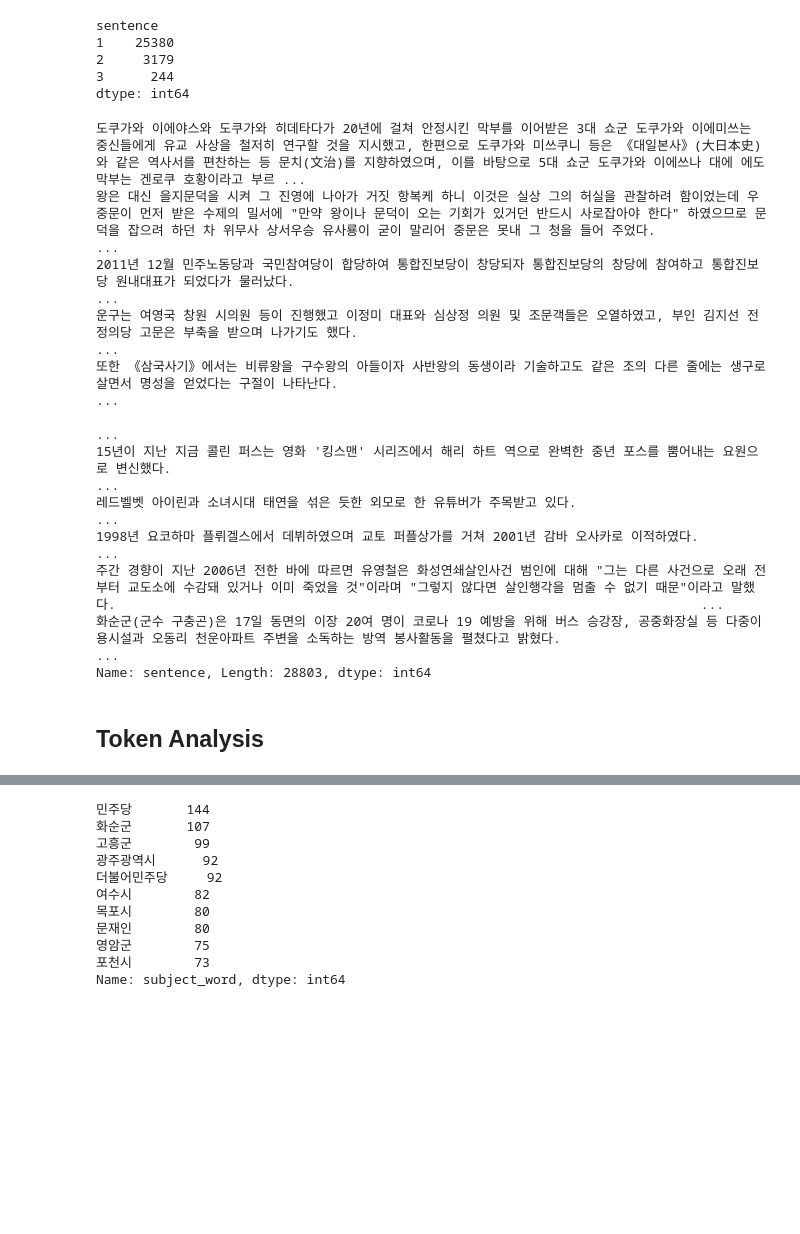
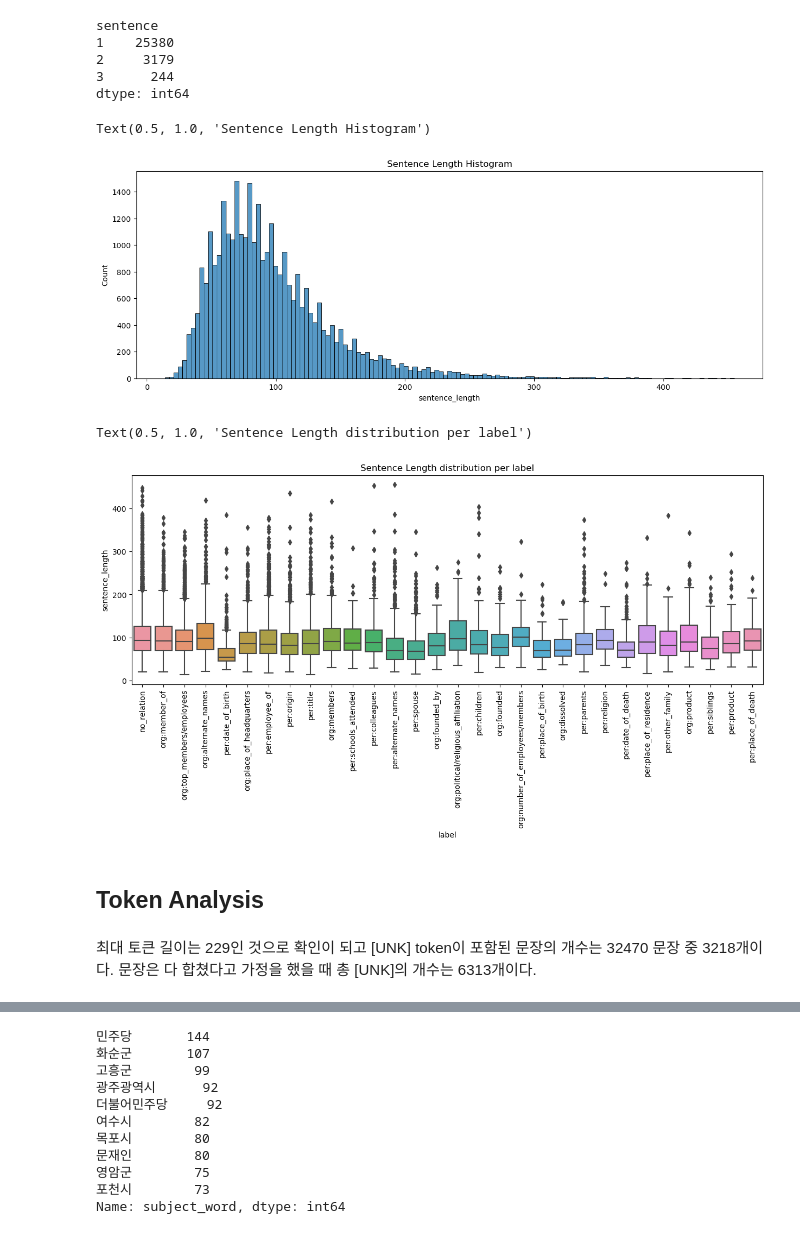
Before and after one commit to boostcampaitech4lv23nlp2/level2_klue_nlp-level2-nlp-09, a Jupyter notebook: eda/eda.ipynb, the cells around one changed output, grey strips where cells are left out. Drawn from its saved outputs; the diff is of its cells as text; code cells hidden in the pictures; blank space fills up the shorter version.

```diff
--- a/eda/eda.ipynb
+++ b/eda/eda.ipynb
@@ -110,5 +141,7 @@ dtype: int64
 # %%
-train.sentence.apply(len).describe()
+train_sentence_length = train.sentence.apply(len)
+train.insert(2, "sentence_length", train_sentence_length)
+train_sentence_length.describe()
 # %% [output]
 count    32470.000000
 mean        97.083954
@@ -146,22 +178,24 @@ sentence
 2     3179
 3      244
 dtype: int64
-# %%
-train.sentence.value_counts()
-# %% [output]
-도쿠가와 이에야스와 도쿠가와 히데타다가 20년에 걸쳐 안정시킨 막부를 이어받은 3대 쇼군 도쿠가와 이에미쓰는 중신들에게 유교 사상을 철저히 연구할 것을 지시했고, 한편으로 도쿠가와 미쓰쿠니 등은 《대일본사》(大日本史)와 같은 역사서를 편찬하는 등 문치(文治)를 지향하였으며, 이를 바탕으로 5대 쇼군 도쿠가와 이에쓰나 대에 에도 막부는 겐로쿠 호황이라고 부르 ...
-왕은 대신 을지문덕을 시켜 그 진영에 나아가 거짓 항복케 하니 이것은 실상 그의 허실을 관찰하려 함이었는데 우중문이 먼저 받은 수제의 밀서에 "만약 왕이나 문덕이 오는 기회가 있거던 반드시 사로잡아야 한다" 하였으므로 문덕을 잡으려 하던 차 위무사 상서우승 유사룡이 굳이 말리어 중문은 못내 그 청을 들어 주었다.                          ...
-2011년 12월 민주노동당과 국민참여당이 합당하여 통합진보당이 창당되자 통합진보당의 창당에 참여하고 통합진보당 원내대표가 되었다가 물러났다.                                                                                                                          ...
-운구는 여영국 창원 시의원 등이 진행했고 이정미 대표와 심상정 의원 및 조문객들은 오열하였고, 부인 김지선 전 정의당 고문은 부축을 받으며 나가기도 했다.                                                                                                                   ...
-또한 《삼국사기》에서는 비류왕을 구수왕의 아들이자 사반왕의 동생이라 기술하고도 같은 조의 다른 줄에는 생구로 살면서 명성을 얻었다는 구절이 나타난다.                                                                                                                      ...
-                                                                                                                                                                                                         ...
-15년이 지난 지금 콜린 퍼스는 영화 '킹스맨' 시리즈에서 해리 하트 역으로 완벽한 중년 포스를 뿜어내는 요원으로 변신했다.                                                                                                                                    ...
-레드벨벳 아이린과 소녀시대 태연을 섞은 듯한 외모로 한 유튜버가 주목받고 있다.                                                                                                                                                             ...
-1998년 요코하마 플뤼겔스에서 데뷔하였으며 교토 퍼플상가를 거쳐 2001년 감바 오사카로 이적하였다.                                                                                                                                                ...
-주간 경향이 지난 2006년 전한 바에 따르면 유영철은 화성연쇄살인사건 범인에 대해 "그는 다른 사건으로 오래 전부터 교도소에 수감돼 있거나 이미 죽었을 것"이라며 "그렇지 않다면 살인행각을 멈출 수 없기 때문"이라고 말했다.                                                                           ...
-화순군(군수 구충곤)은 17일 동면의 이장 20여 명이 코로나 19 예방을 위해 버스 승강장, 공중화장실 등 다중이용시설과 오동리 천운아파트 주변을 소독하는 방역 봉사활동을 펼쳤다고 밝혔다.                                                                                               ...
-Name: sentence, Length: 28803, dtype: int64
+# %%
+fig = plt.subplots(1,1, figsize=(15, 5))
+sns.histplot(data=train, x="sentence_length")
+plt.title("Sentence Length Histogram")
+# %% [output]
+Text(0.5, 1.0, 'Sentence Length Histogram')
+[figure, added]
+# %%
+fig, ax = plt.subplots(1,1, figsize=(15, 5))
+sns.boxplot(data=train, x='label', y='sentence_length')
+plt.xticks(rotation=90)
+plt.title("Sentence Length distribution per label")
+# %% [output]
+Text(0.5, 1.0, 'Sentence Length distribution per label')
+[figure, added]
 # %% [markdown]
 ## Token Analysis
+# %% [markdown]
+최대 토큰 길이는 229인 것으로 확인이 되고 [UNK] token이 포함된 문장의 개수는 32470 문장 중 3218개이다. 문장은 다 합쳤다고 가정을 했을 때 총 [UNK]의 개수는 6313개이다.
 # %%
 train_token = train.sentence.apply(tokenizer.tokenize)
```
Also changed, not shown: parts of 27 cells of this notebook.
